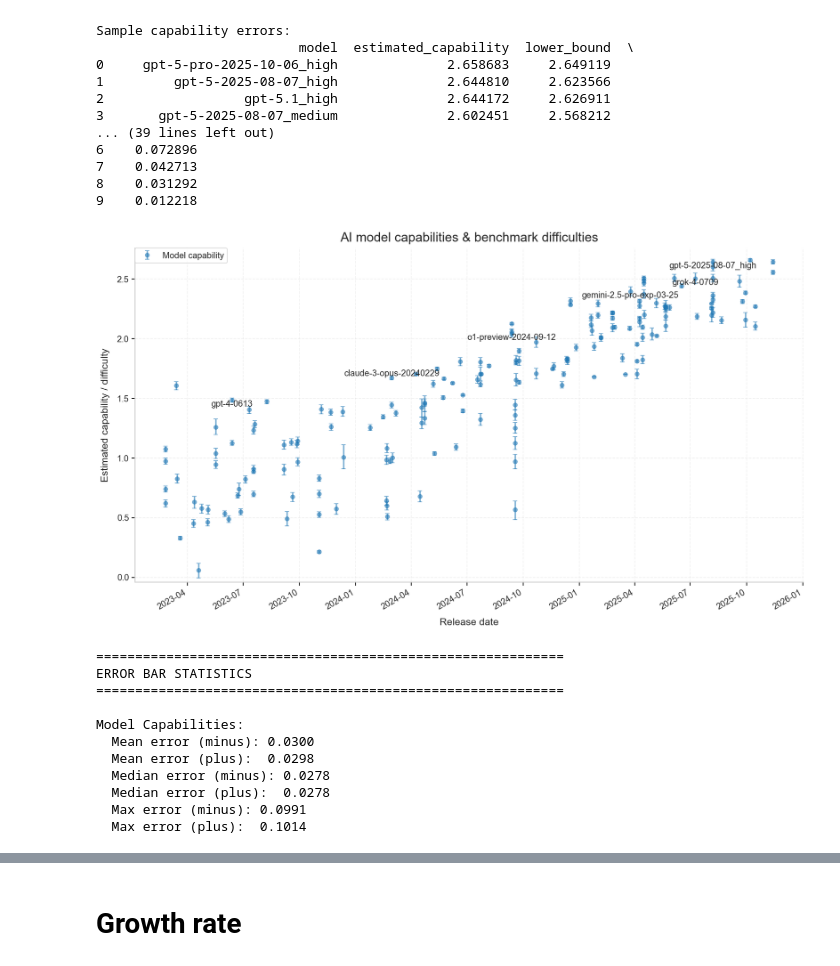
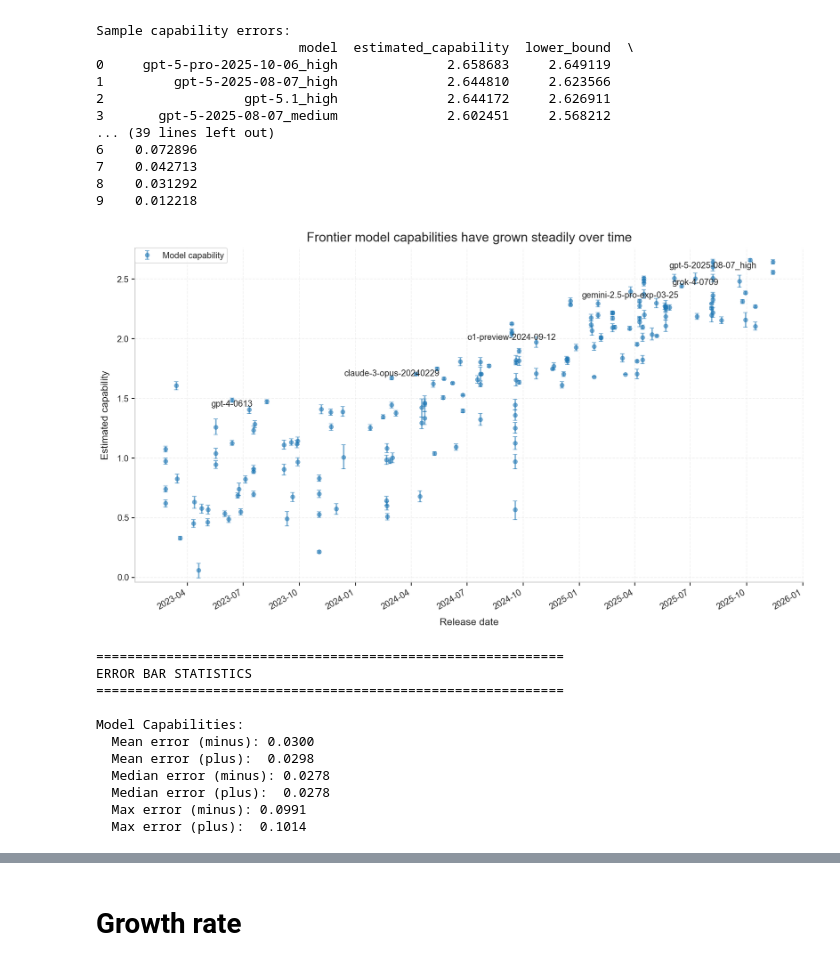
Before and after one commit to epoch-research/benchmark-stitching, a Jupyter notebook: analysis/model_fit.ipynb, the cells around one changed output, grey strips where cells are left out. Cells and saved outputs as stored; diff of their text form; code cells hidden in the pictures.

```diff
--- a/analysis/model_fit.ipynb
+++ b/analysis/model_fit.ipynb
@@ -682,8 +682,8 @@ for i, (d, y, name) in enumerate(
 
 # Axes cosmetics
 ax.set_xlabel("Release date", fontsize=14)
-ax.set_ylabel("Estimated capability / difficulty", fontsize=14)
-ax.set_title("AI model capabilities & benchmark difficulties", fontsize=18)
+ax.set_ylabel("Estimated capability", fontsize=14)
+ax.set_title("Frontier model capabilities have grown steadily over time", fontsize=18)
 
 ax.xaxis.set_major_formatter(mdates.DateFormatter("%Y-%m"))
 ax.xaxis.set_major_locator(mdates.MonthLocator(interval=3))
@@ -693,34 +693,35 @@ min_y = min(cap_values.min(), cap_values.min()) - 0.1
 max_y = max(cap_values.max(), cap_values.max()) + 0.1
 ax.set_ylim(min_y, max_y)
 
 ax.grid(True, linestyle="--", alpha=0.3)
 ax.legend(fontsize=12)
 
 plt.tight_layout()
 plt.savefig("outputs/model_fit/capabilities_with_error_bars.pdf")
+plt.savefig("outputs/model_fit/capabilities_with_error_bars.svg", format="svg")
 plt.show()
 
 # Print some statistics about error bars
 print("\n" + "=" * 60)
 print("ERROR BAR STATISTICS")
 print("=" * 60)
 print(f"\nModel Capabilities:")
 print(f"  Mean error (minus): {capability_errors['error_minus'].mean():.4f}")
 print(f"  Mean error (plus):  {capability_errors['error_plus'].mean():.4f}")
 print(f"  Median error (minus): {capability_errors['error_minus'].median():.4f}")
 print(f"  Median error (plus):  {capability_errors['error_plus'].median():.4f}")
 print(f"  Max error (minus): {capability_errors['error_minus'].max():.4f}")
 print(f"  Max error (plus):  {capability_errors['error_plus'].max():.4f}")
 
 # print(f"\nBenchmark Difficulties:")
 # print(f"  Mean error (minus): {difficulty_errors['error_minus'].mean():.4f}")
 # print(f"  Mean error (plus):  {difficulty_errors['error_plus'].mean():.4f}")
 # print(f"  Median error (minus): {difficulty_errors['error_minus'].median():.4f}")
 # print(f"  Median error (plus):  {difficulty_errors['error_plus'].median():.4f}")
 # print(f"  Max error (minus): {difficulty_errors['error_minus'].max():.4f}")
 # print(f"  Max error (plus):  {difficulty_errors['error_plus'].max():.4f}")
 # %% [output]
-[figure, old version]
+[figure, new version]
 ============================================================
 ERROR BAR STATISTICS
 ============================================================
```
Also changed, not shown: parts of 8 cells of this notebook, 2 other files.
